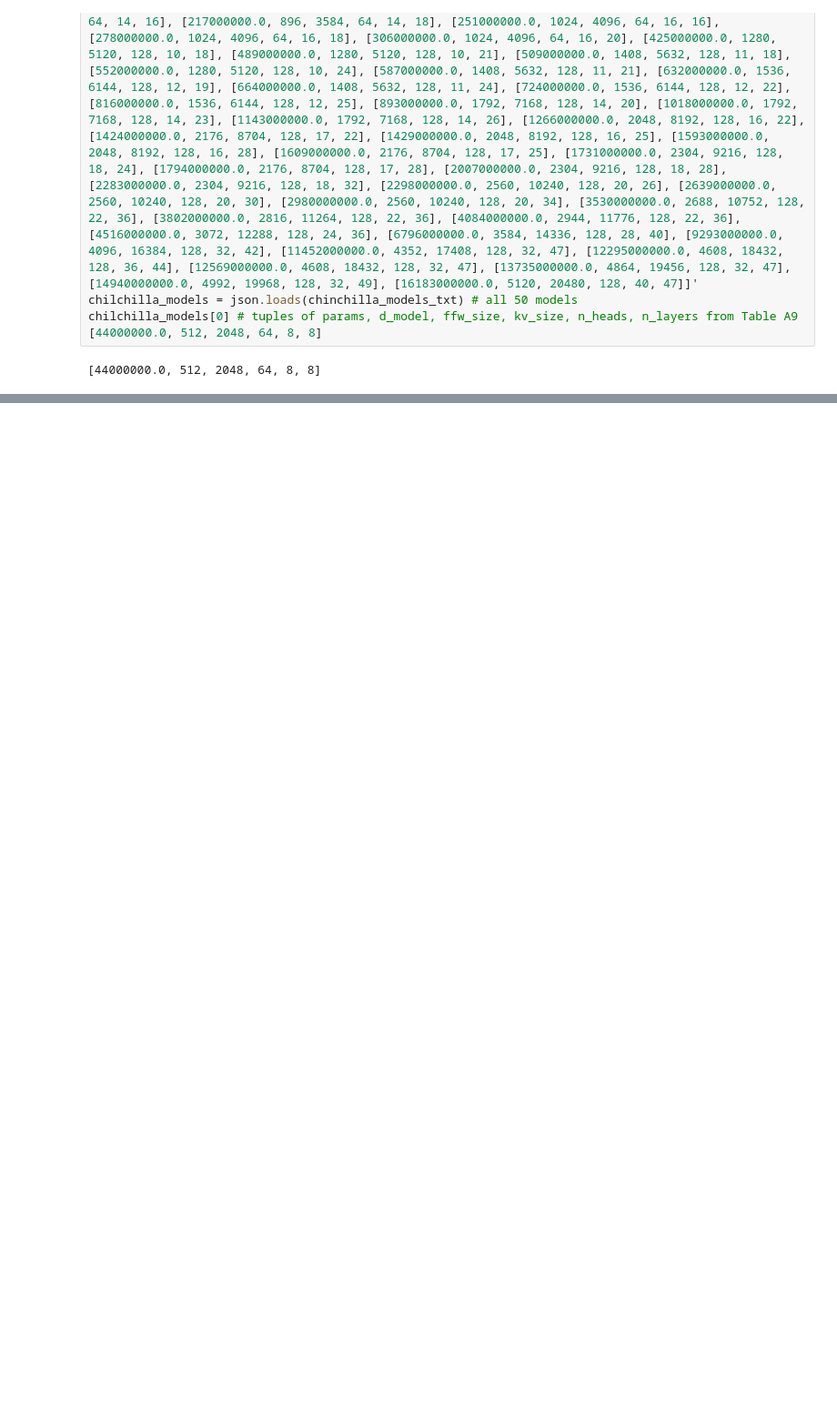
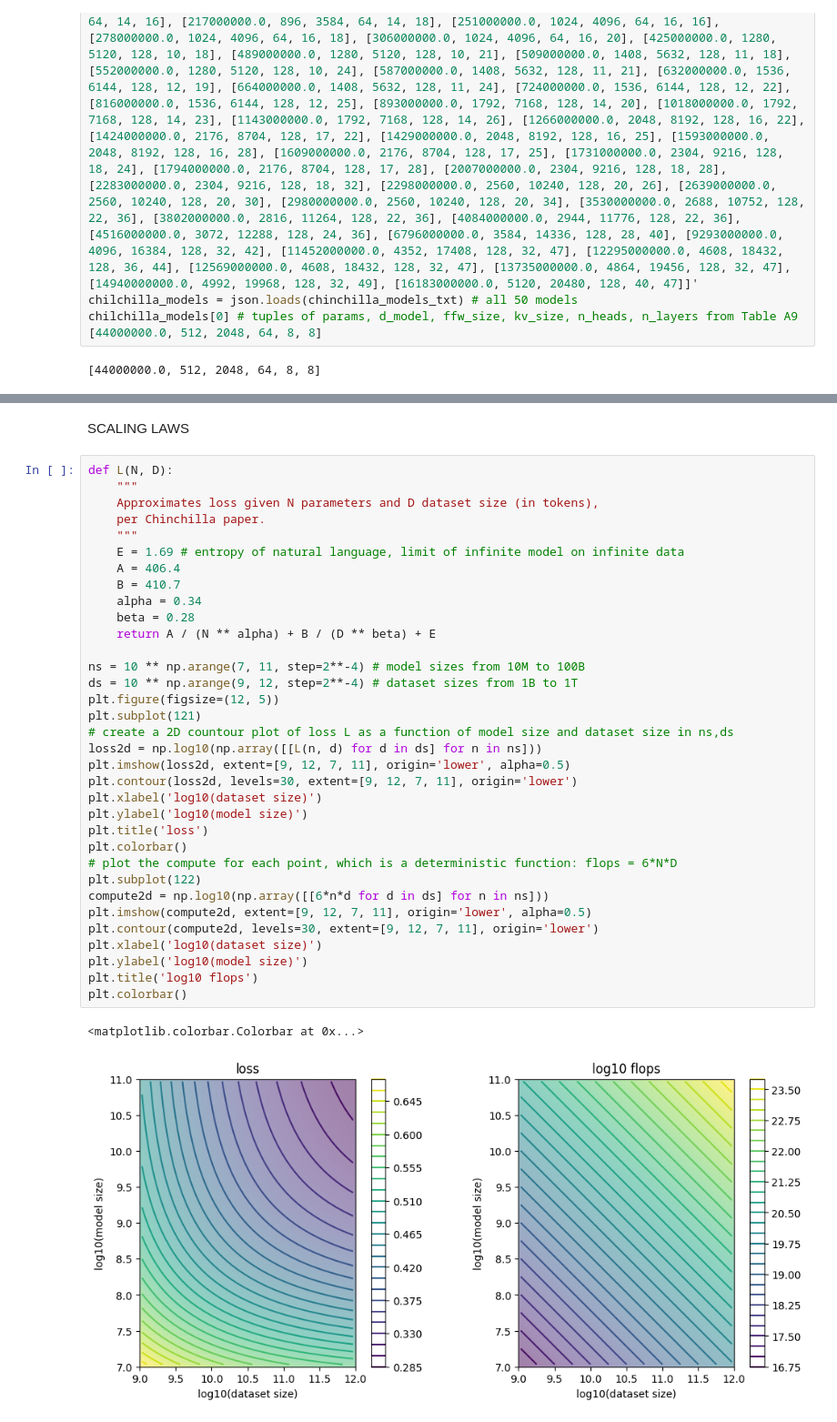
Before and after one commit to mansi104-ai/Nano-gpt-model, a Jupyter notebook: scaling_laws.ipynb, the cells around one changed output, grey strips where cells are left out. Shown at 91% size. Saved outputs shown, nothing was run; the diff lists cells and outputs as text; blank space fills up the shorter version.

```diff
--- a/scaling_laws.ipynb
+++ b/scaling_laws.ipynb
@@ -55,0 +152,39 @@ chilchilla_models[0] # tuples of params, d_model, ffw_size, kv_size, n_heads, n_
+# %% [markdown]
+SCALING LAWS
+# %%
+def L(N, D):
+    """
+    Approximates loss given N parameters and D dataset size (in tokens),
+    per Chinchilla paper.
+    """
+    E = 1.69 # entropy of natural language, limit of infinite model on infinite data
+    A = 406.4
+    B = 410.7
+    alpha = 0.34
+    beta = 0.28
+    return A / (N ** alpha) + B / (D ** beta) + E
+
+ns = 10 ** np.arange(7, 11, step=2**-4) # model sizes from 10M to 100B
+ds = 10 ** np.arange(9, 12, step=2**-4) # dataset sizes from 1B to 1T
+plt.figure(figsize=(12, 5))
+plt.subplot(121)
+# create a 2D countour plot of loss L as a function of model size and dataset size in ns,ds
+loss2d = np.log10(np.array([[L(n, d) for d in ds] for n in ns]))
+plt.imshow(loss2d, extent=[9, 12, 7, 11], origin='lower', alpha=0.5)
+plt.contour(loss2d, levels=30, extent=[9, 12, 7, 11], origin='lower')
+plt.xlabel('log10(dataset size)')
+plt.ylabel('log10(model size)')
+plt.title('loss')
+plt.colorbar()
+# plot the compute for each point, which is a deterministic function: flops = 6*N*D
+plt.subplot(122)
+compute2d = np.log10(np.array([[6*n*d for d in ds] for n in ns]))
+plt.imshow(compute2d, extent=[9, 12, 7, 11], origin='lower', alpha=0.5)
+plt.contour(compute2d, levels=30, extent=[9, 12, 7, 11], origin='lower')
+plt.xlabel('log10(dataset size)')
+plt.ylabel('log10(model size)')
+plt.title('log10 flops')
+plt.colorbar()
+# %% [output]
+<matplotlib.colorbar.Colorbar at 0x...>
+[figure, added]
```
Also changed, not shown: parts of 11 cells of this notebook, 2 other files.
